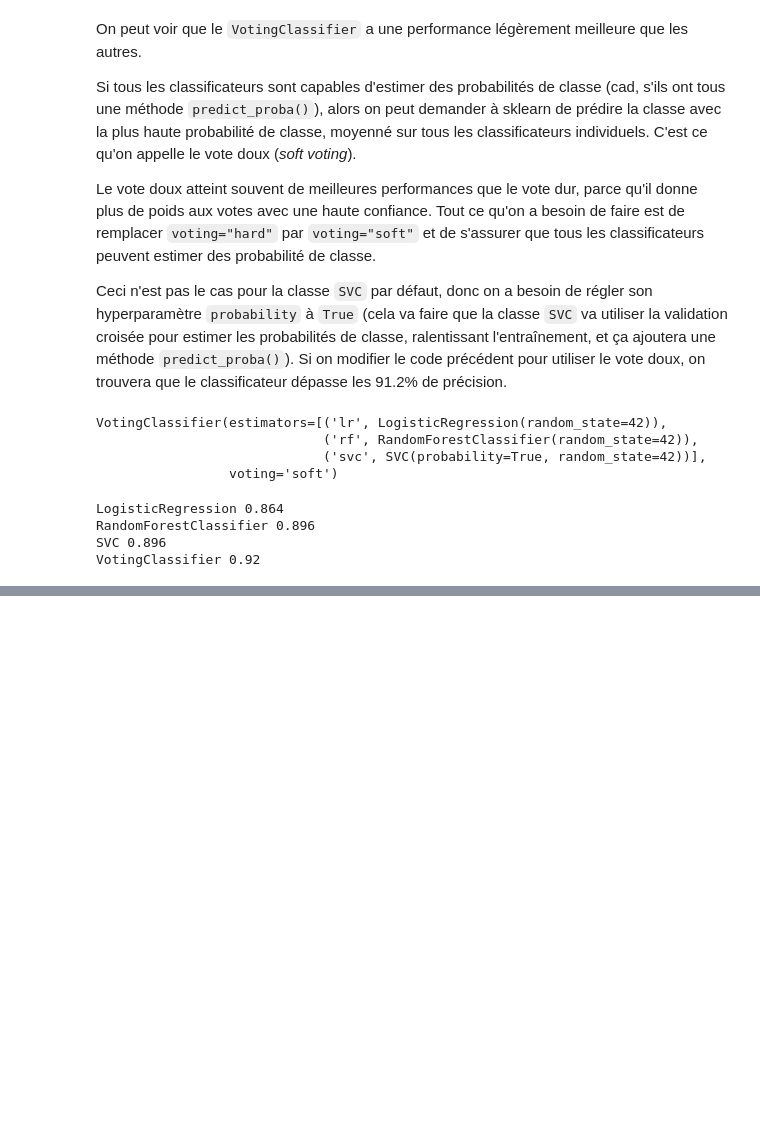
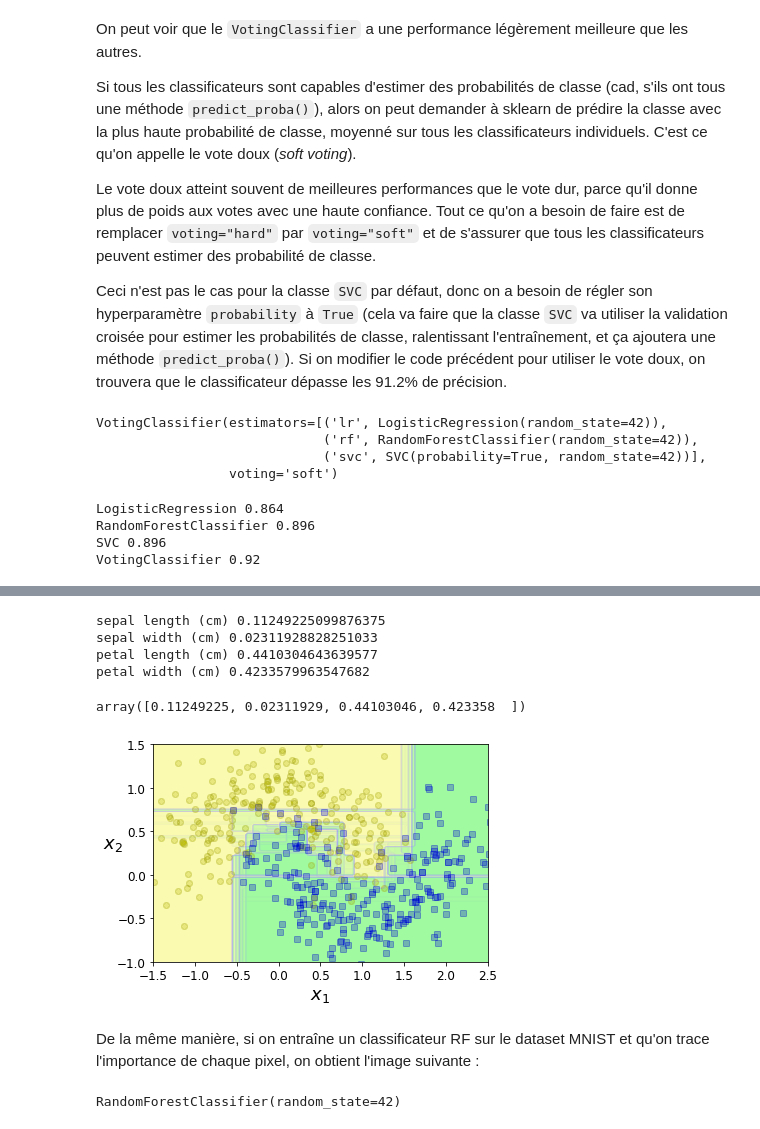
Before and after one commit to CLOCK-PhD/Machine-Learning-Projects, a Jupyter notebook: 7-EnsembleLearning_RandomForests/ensemble_learning_and_random_forests.ipynb, the cells around one changed output, grey strips where cells are left out. Drawn from its saved outputs; the diff is of its cells as text; code cells hidden in the pictures; blank space fills up the shorter version.

```diff
--- a/7-EnsembleLearning_RandomForests/ensemble_learning_and_random_forests.ipynb
+++ b/7-EnsembleLearning_RandomForests/ensemble_learning_and_random_forests.ipynb
@@ -181,0 +257,11 @@ Comme on peut le voir sur la dernière figure, les prédicteurs peuvent tous êt
+# %%
+bag_clf = BaggingClassifier(
+    DecisionTreeClassifier(random_state=42),
+    n_estimators=500,
+    bootstrap=True,
+    oob_score=True,
+    random_state=40
+)
+
+bag_clf.fit(X_train, y_train)
+bag_clf.oob_score_
@@ -181,0 +316,16 @@ Comme on peut le voir sur la dernière figure, les prédicteurs peuvent tous êt
+# %%
+# En passant par le BaggingClassifier et en utilisant le DecisionTreeClassifier
+bag_clf = BaggingClassifier(
+    DecisionTreeClassifier(splitter="random", max_leaf_nodes=16, random_state=42),
+    n_estimators=500, max_samples=1.0, bootstrap=True, random_state=42)
+# %%
+bag_clf.fit(X_train, y_train)
+y_pred = bag_clf.predict(X_test)
+# %%
+# En passant directement par RandomForestClassifier
+from sklearn.ensemble import RandomForestClassifier
+
+rnd_clf = RandomForestClassifier(n_estimators=500, max_leaf_nodes=16, random_state=42)
+rnd_clf.fit(X_train, y_train)
+
+y_pred_rf = rnd_clf.predict(X_test)
@@ -181,0 +356,30 @@ Comme on peut le voir sur la dernière figure, les prédicteurs peuvent tous êt
+# %%
+from sklearn.datasets import load_iris
+iris = load_iris()
+rnd_clf = RandomForestClassifier(n_estimators=500, random_state=42)
+rnd_clf.fit(iris["data"], iris["target"])
+for name, score in zip(iris["feature_names"], rnd_clf.feature_importances_):
+    print(name, score)
+# %% [output]
+sepal length (cm) 0.11249225099876375
+sepal width (cm) 0.02311928828251033
+petal length (cm) 0.4410304643639577
+petal width (cm) 0.4233579963547682
+# %%
+rnd_clf.feature_importances_
+# %% [output]
+array([0.11249225, 0.02311929, 0.44103046, 0.423358  ])
+# %%
+plt.figure(figsize=(6, 4))
+
+for i in range(15):
+    tree_clf = DecisionTreeClassifier(max_leaf_nodes=16, random_state=42 + i)
+    indices_with_replacement = np.random.randint(0, len(X_train), len(X_train))
+    tree_clf.fit(X[indices_with_replacement], y[indices_with_replacement])
+    plot_decision_boundary(tree_clf, X, y, axes=[-1.5, 2.5, -1, 1.5], alpha=0.02, contour=False)
+
+plt.show()
+# %% [output]
+[figure, added]
+# %% [markdown]
+De la même manière, si on entraîne un classificateur RF sur le dataset MNIST et qu'on trace l'importance de chaque pixel, on obtient l'image suivante :
@@ -181,0 +391,5 @@ Comme on peut le voir sur la dernière figure, les prédicteurs peuvent tous êt
+# %%
+rnd_clf = RandomForestClassifier(n_estimators=100, random_state=42)
+rnd_clf.fit(mnist["data"], mnist["target"])
+# %% [output]
+RandomForestClassifier(random_state=42)
```
Also changed, not shown: parts of 28 cells of this notebook.
